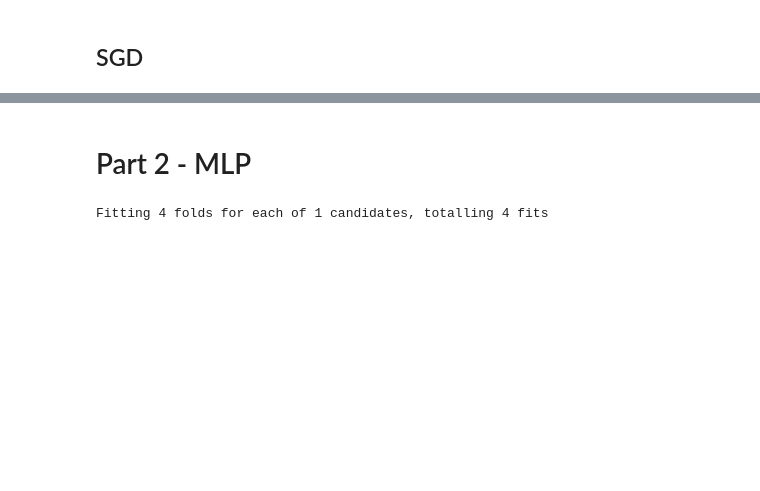
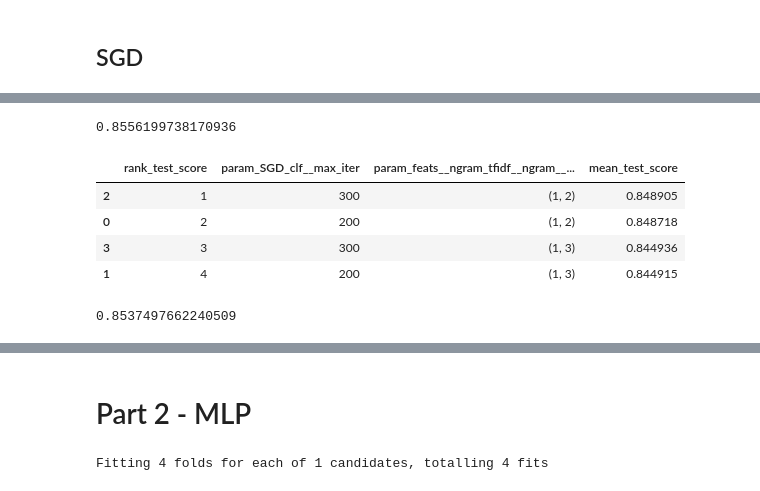
Before and after one commit to dvdblk/ml4nlp, a Jupyter notebook: ex01/ml4nlp01.ipynb, the cells around one changed output, grey strips where cells are left out. Cells and saved outputs as stored; diff of their text form; code cells hidden in the pictures; blank space fills up the shorter version.

```diff
--- a/ex01/ml4nlp01.ipynb
+++ b/ex01/ml4nlp01.ipynb
@@ -235,0 +381,23 @@ res.sort_values(by='rank_test_score')[['rank_test_score', 'param_SGD_clf__loss',
+# %%
+#try one more Grid Search with playing around with ngrams!
+
+new_pipeline_SGD = Pipeline([
+    ('feats', FeatureUnion([
+        ('ngram_tfidf', Pipeline([
+            ('ngram', CountVectorizer(analyzer='word')),
+            ('tfidf', TfidfTransformer()),
+        ])),
+        # second feature
+        ('ave_scaled', Pipeline([
+            ('ave', AverageWordLengthExtractor()),
+            ('scale', MinMaxScaler())
+        ]))
+    ])),
+    ('SGD_clf', SGDClassifier(loss='hinge', penalty = None ))# classifier
+])
+
+new_grid = {'feats__ngram_tfidf__ngram__ngram_range': [(1, 2), (1, 3)],
+                  'SGD_clf__max_iter': [200, 300]}
+
+new_gs_SGD = GridSearchCV(new_pipeline_SGD, new_grid, cv=4, n_jobs=-1, verbose=10)
+new_gs_SGD.fit(X_train, y_train)
@@ -235,0 +423,36 @@ res.sort_values(by='rank_test_score')[['rank_test_score', 'param_SGD_clf__loss',
+# %%
+new_y_SGD = new_gs_SGD.predict(X_dev)
+accuracy_score(new_y_SGD, y_dev)
+# %% [output]
+0.8556199738170936
+# %%
+new_res = pd.DataFrame.from_dict(new_gs_SGD.cv_results_)
+new_res.sort_values(by='rank_test_score')[['rank_test_score', 'param_SGD_clf__max_iter', 'param_feats__ngram_tfidf__ngram__ngram_range', 'mean_test_score']]
+# %% [output]
+|  | rank_test_score | param_SGD_clf__max_iter | param_feats__ngram_tfidf__ngram__... | mean_test_score |
+| 2 | 1 | 300 | (1, 2) | 0.848905 |
+| 0 | 2 | 200 | (1, 2) | 0.848718 |
+| 3 | 3 | 300 | (1, 3) | 0.844936 |
+| 1 | 4 | 200 | (1, 3) | 0.844915 |
+# %%
+best_SGD4 = Pipeline([
+    ('feats', FeatureUnion([
+        ('ngram_tfidf', Pipeline([
+            ('ngram', CountVectorizer(ngram_range=(1, 2), analyzer='word')),
+            ('tfidf', TfidfTransformer()),
+        ])),
+        # second feature
+        ('ave_scaled', Pipeline([
+            ('ave', AverageWordLengthExtractor()),
+            ('scale', MinMaxScaler())
+        ]))
+    ])),
+    ('SGD_clf', SGDClassifier(loss='hinge', max_iter=300, penalty=None ))# classifier
+])
+
+best_SGD4.fit(X_train, y_train)
+
+y_SGD4 = best_SGD4.predict(X_dev)
+accuracy_score(y_dev, y_SGD4)
+# %% [output]
+0.8537497662240509
```
Also changed, not shown: parts of 23 cells of this notebook.
